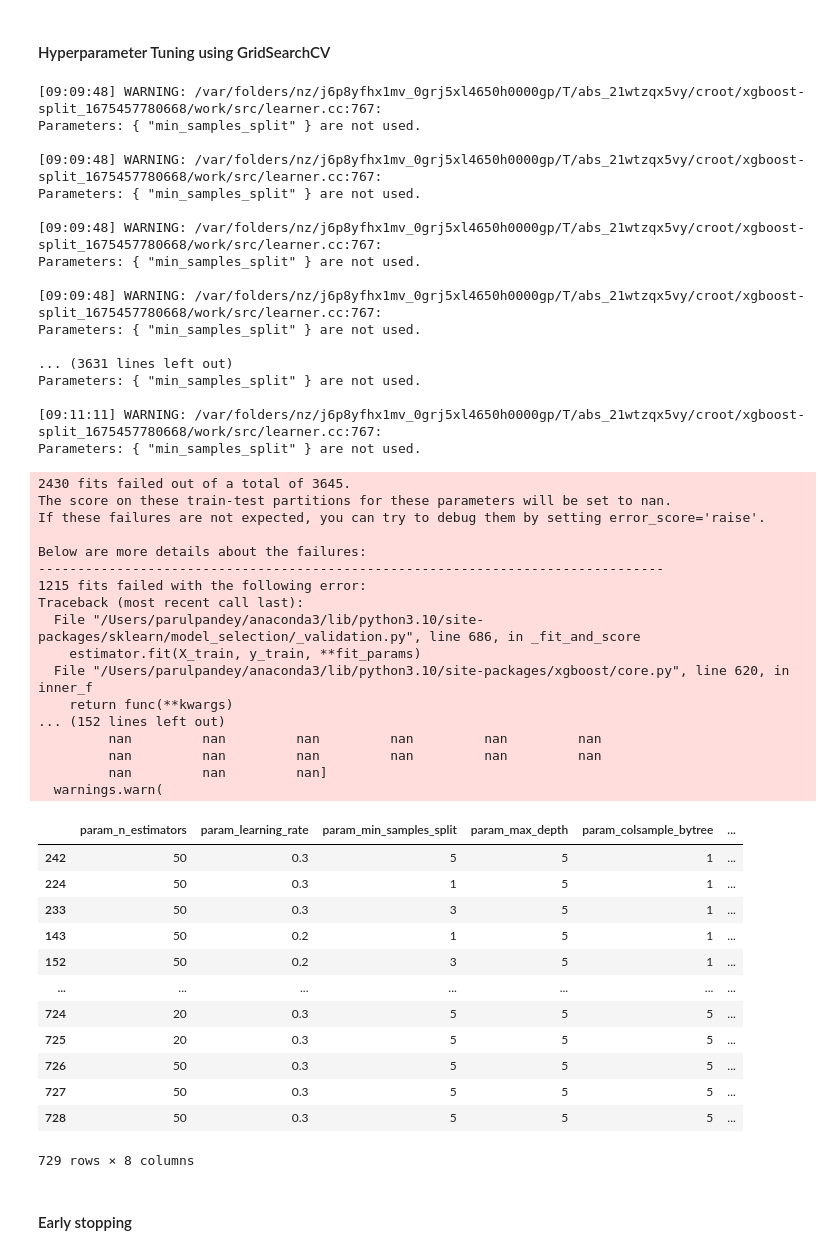
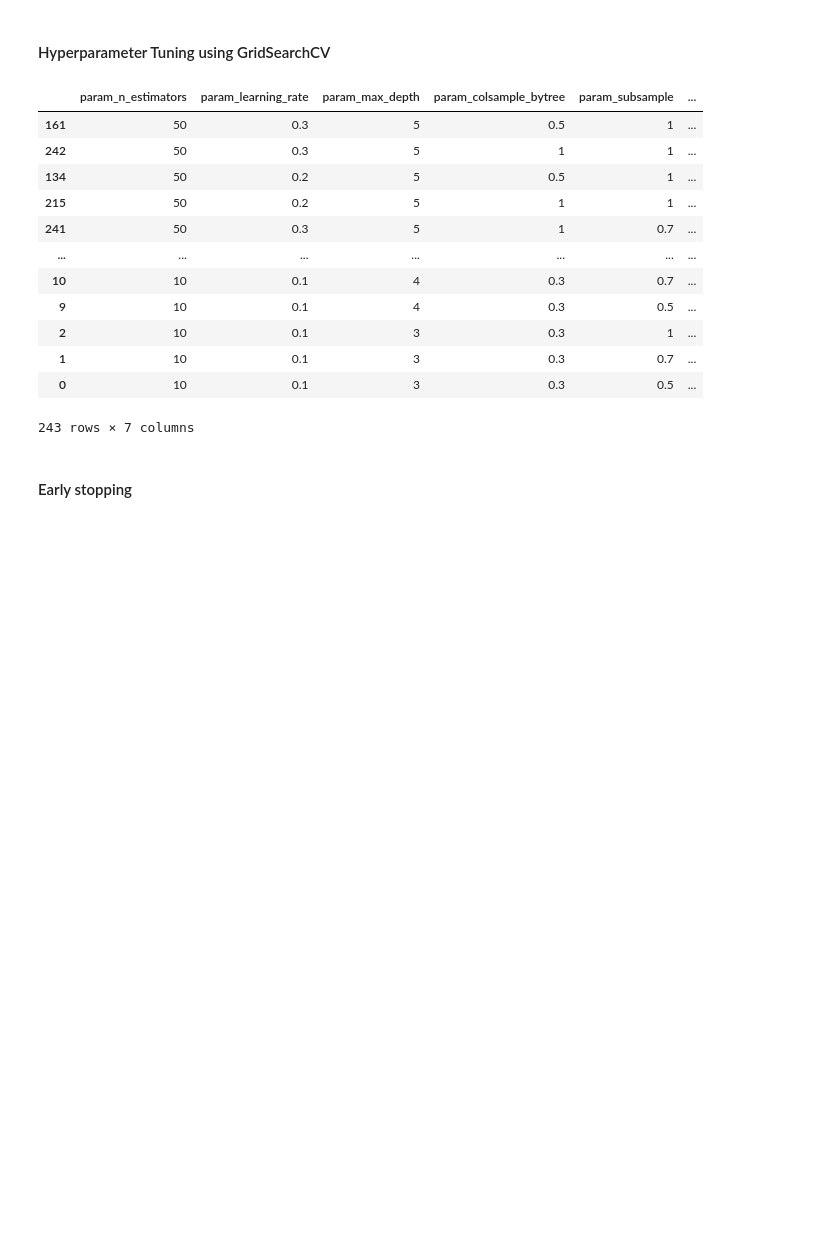
Before and after one commit to pparul/Gradient_Boosted_Decision_Trees, a Jupyter notebook: XGBoost_Hyperparam_Opt.ipynb, the cells around one changed output. Saved outputs shown, nothing was run; the diff lists cells and outputs as text; code cells hidden in the pictures; blank space fills up the shorter version.

```diff
--- a/XGBoost_Hyperparam_Opt.ipynb
+++ b/XGBoost_Hyperparam_Opt.ipynb
@@ -51,73 +51,38 @@ print(clf.score(X_test, y_test))
 # %%
 
 param_grid = {
     "n_estimators": [10, 20, 50],
     "learning_rate":[0.1, 0.2, 0.3],
     #"min_samples_split":[1,3,5],  #: Does not exists in SKLEARN API of XGBoost
     "max_depth": [3, 4, 5],
     "colsample_bytree": [0.3,0.5,1],
-    "colsample_bytree":[1,3,5],
     "subsample":[0.5,0.7,1],
     #"scale_pos_weight":[] not a classifier
 
 }
 search_cv = GridSearchCV(clf, param_grid=param_grid, scoring=scoring)
 search_cv.fit(X_train, y_train)
 
 columns = [f"param_{name}" for name in param_grid.keys()]
 columns += ["mean_test_error", "std_test_error"]
 cv_results = pd.DataFrame(search_cv.cv_results_)
 cv_results["mean_test_error"] = -cv_results["mean_test_score"]
 cv_results["std_test_error"] = cv_results["std_test_score"]
 cv_results[columns].sort_values(by="mean_test_error")
 # %% [output]
+|  | param_n_estimators | param_learning_rate | param_max_depth | param_colsample_bytree | param_subsample | ... |
+| 161 | 50 | 0.3 | 5 | 0.5 | 1 | ... |
+| 242 | 50 | 0.3 | 5 | 1 | 1 | ... |
+| 134 | 50 | 0.2 | 5 | 0.5 | 1 | ... |
+| 215 | 50 | 0.2 | 5 | 1 | 1 | ... |
+| 241 | 50 | 0.3 | 5 | 1 | 0.7 | ... |
+| ... | ... | ... | ... | ... | ... | ... |
+| 10 | 10 | 0.1 | 4 | 0.3 | 0.7 | ... |
+| 9 | 10 | 0.1 | 4 | 0.3 | 0.5 | ... |
+| 2 | 10 | 0.1 | 3 | 0.3 | 1 | ... |
+| 1 | 10 | 0.1 | 3 | 0.3 | 0.7 | ... |
+| 0 | 10 | 0.1 | 3 | 0.3 | 0.5 | ... |
-[09:09:48] WARNING: /var/folders/nz/j6p8yfhx1mv_0grj5xl4650h0000gp/T/abs_21wtzqx5vy/croot/xgboost-split_1675457780668/work/src/learner.cc:767:
-Parameters: { "min_samples_split" } are not used.
-
-[09:09:48] WARNING: /var/folders/nz/j6p8yfhx1mv_0grj5xl4650h0000gp/T/abs_21wtzqx5vy/croot/xgboost-split_1675457780668/work/src/learner.cc:767:
-Parameters: { "min_samples_split" } are not used.
-
-[09:09:48] WARNING: /var/folders/nz/j6p8yfhx1mv_0grj5xl4650h0000gp/T/abs_21wtzqx5vy/croot/xgboost-split_1675457780668/work/src/learner.cc:767:
-Parameters: { "min_samples_split" } are not used.
-
-[09:09:48] WARNING: /var/folders/nz/j6p8yfhx1mv_0grj5xl4650h0000gp/T/abs_21wtzqx5vy/croot/xgboost-split_1675457780668/work/src/learner.cc:767:
-Parameters: { "min_samples_split" } are not used.
-
-... (3631 lines left out)
-Parameters: { "min_samples_split" } are not used.
-
-[09:11:11] WARNING: /var/folders/nz/j6p8yfhx1mv_0grj5xl4650h0000gp/T/abs_21wtzqx5vy/croot/xgboost-split_1675457780668/work/src/learner.cc:767:
-Parameters: { "min_samples_split" } are not used.
+243 rows × 7 columns
-2430 fits failed out of a total of 3645.
-The score on these train-test partitions for these parameters will be set to nan.
-If these failures are not expected, you can try to debug them by setting error_score='raise'.
-
-Below are more details about the failures:
---------------------------------------------------------------------------------
-1215 fits failed with the following error:
-Traceback (most recent call last):
-  File "/Users/parulpandey/anaconda3/lib/python3.10/site-packages/sklearn/model_selection/_validation.py", line 686, in _fit_and_score
-    estimator.fit(X_train, y_train, **fit_params)
-  File "/Users/parulpandey/anaconda3/lib/python3.10/site-packages/xgboost/core.py", line 620, in inner_f
-    return func(**kwargs)
-... (152 lines left out)
-         nan         nan         nan         nan         nan         nan
-         nan         nan         nan         nan         nan         nan
-         nan         nan         nan]
-  warnings.warn(
-|  | param_n_estimators | param_learning_rate | param_min_samples_split | param_max_depth | param_colsample_bytree | ... |
-| 242 | 50 | 0.3 | 5 | 5 | 1 | ... |
-| 224 | 50 | 0.3 | 1 | 5 | 1 | ... |
-| 233 | 50 | 0.3 | 3 | 5 | 1 | ... |
-| 143 | 50 | 0.2 | 1 | 5 | 1 | ... |
-| 152 | 50 | 0.2 | 3 | 5 | 1 | ... |
-| ... | ... | ... | ... | ... | ... | ... |
-| 724 | 20 | 0.3 | 5 | 5 | 5 | ... |
-| 725 | 20 | 0.3 | 5 | 5 | 5 | ... |
-| 726 | 50 | 0.3 | 5 | 5 | 5 | ... |
-| 727 | 50 | 0.3 | 5 | 5 | 5 | ... |
-| 728 | 50 | 0.3 | 5 | 5 | 5 | ... |
-729 rows × 8 columns
 # %% [markdown]
 #### Early stopping
 # %%
```
Also changed, not shown: 2 other files.
